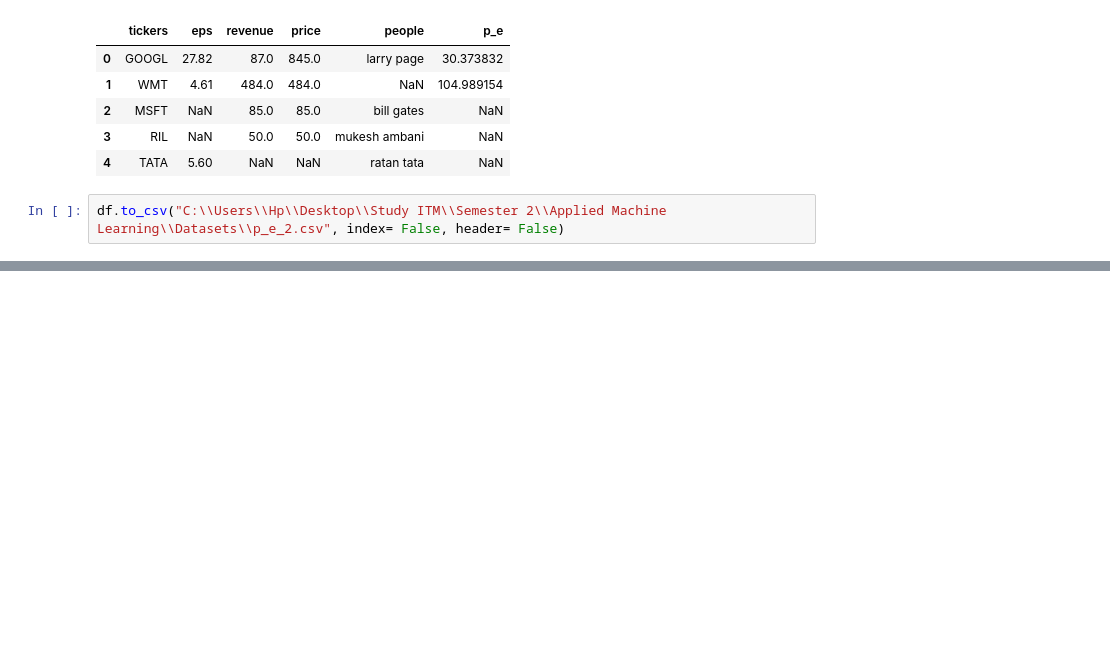
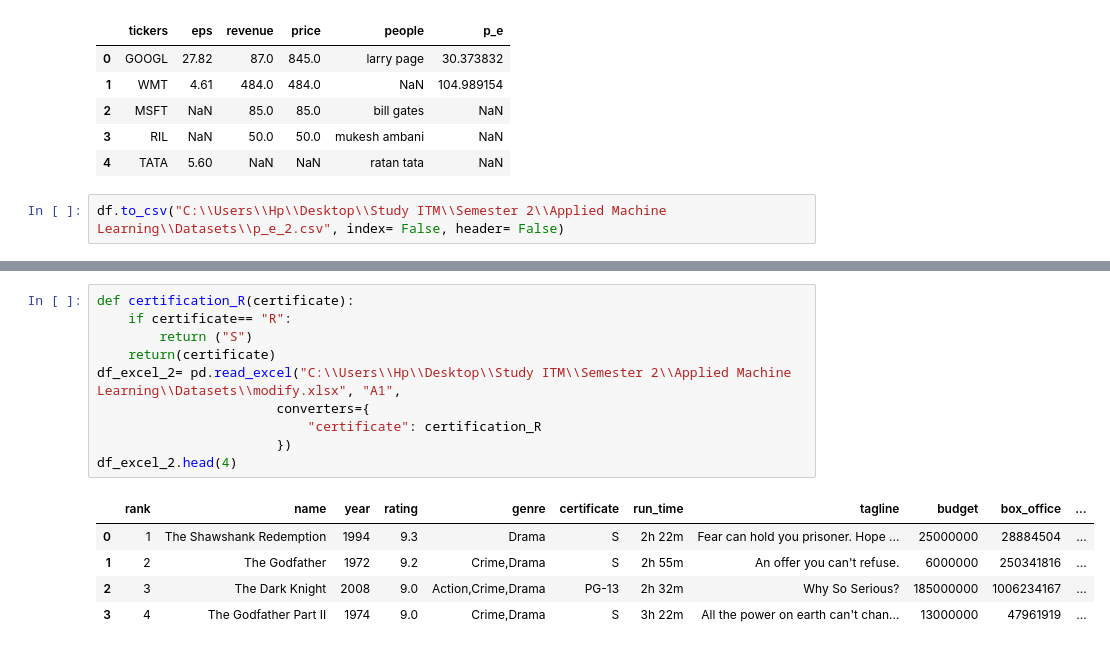
Before and after one commit to SaurabhSSB/python_module_pandas, a Jupyter notebook: src/3. read_write.ipynb, the cells around one changed output, grey strips where cells are left out. Drawn from its saved outputs; the diff is of its cells as text; blank space fills up the shorter version.

Commit message:
Updating read_write jupyter notebook

```diff
--- a/src/3. read_write.ipynb
+++ b/src/3. read_write.ipynb
@@ -94,0 +104,16 @@ df.to_csv("C:\\Users\\Hp\\Desktop\\Study ITM\\Semester 2\\Applied Machine Learni
+# %%
+def certification_R(certificate):
+    if certificate== "R":
+        return ("S")
+    return(certificate)
+df_excel_2= pd.read_excel("C:\\Users\\Hp\\Desktop\\Study ITM\\Semester 2\\Applied Machine Learning\\Datasets\\modify.xlsx", "A1",
+                       converters={
+                           "certificate": certification_R
+                       })
+df_excel_2.head(4)
+# %% [output]
+|  | rank | name | year | rating | genre | certificate | run_time | tagline | budget | box_office | ... |
+| 0 | 1 | The Shawshank Redemption | 1994 | 9.3 | Drama | S | 2h 22m | Fear can hold you prisoner. Hope ... | 25000000 | 28884504 | ... |
+| 1 | 2 | The Godfather | 1972 | 9.2 | Crime,Drama | S | 2h 55m | An offer you can't refuse. | 6000000 | 250341816 | ... |
+| 2 | 3 | The Dark Knight | 2008 | 9.0 | Action,Crime,Drama | PG-13 | 2h 32m | Why So Serious? | 185000000 | 1006234167 | ... |
+| 3 | 4 | The Godfather Part II | 1974 | 9.0 | Crime,Drama | S | 3h 22m | All the power on earth can't chan... | 13000000 | 47961919 | ... |
```
Also changed, not shown: parts of 6 cells of this notebook.
